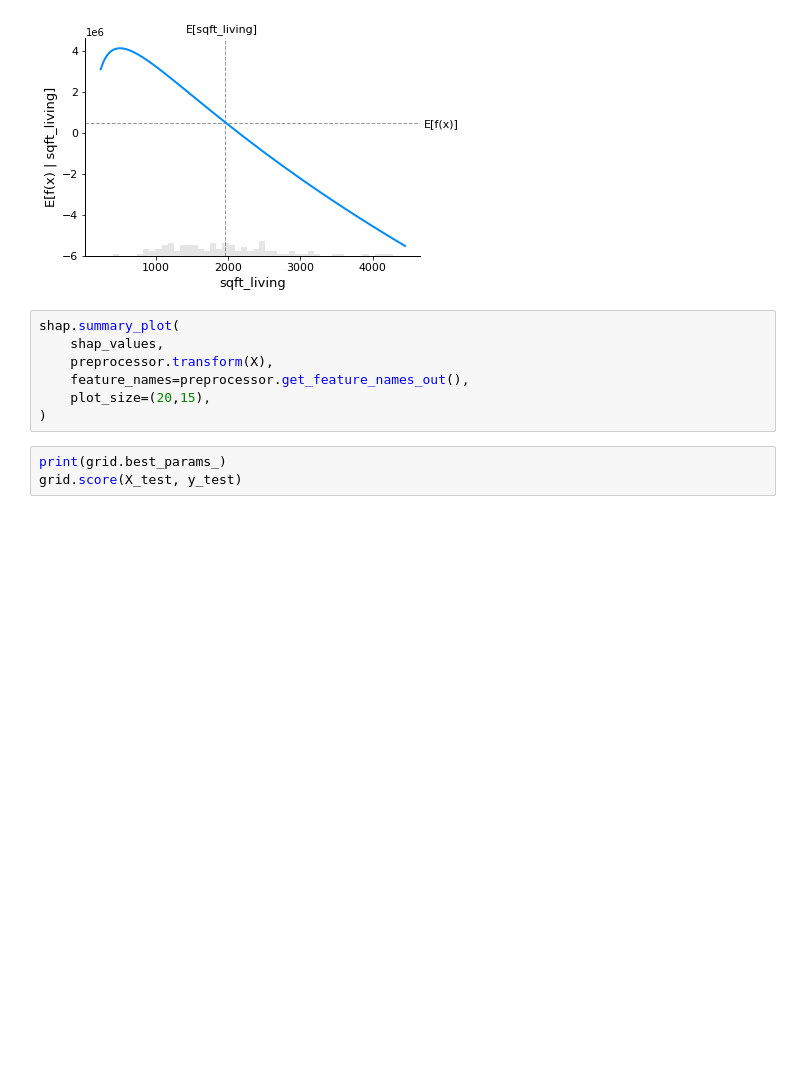
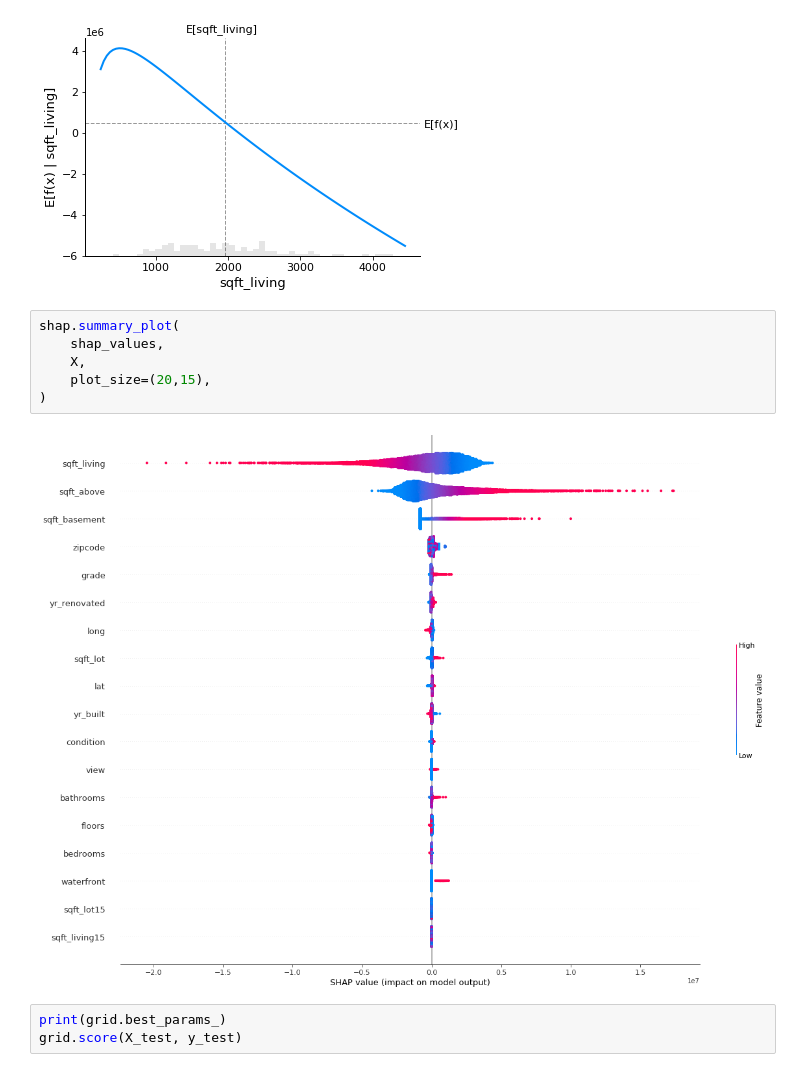
Before and after one commit to HumanBojack/seatle-dataset-linear-regression, a Jupyter notebook: main.ipynb, the cells around one changed output. Drawn from its saved outputs; the diff is of its cells as text; blank space fills up the shorter version.

```diff
--- a/main.ipynb
+++ b/main.ipynb
@@ -233,10 +231,11 @@ shap.plots.partial_dependence(
 # %%
 shap.summary_plot(
     shap_values,
-    preprocessor.transform(X),
-    feature_names=preprocessor.get_feature_names_out(),
+    X,
     plot_size=(20,15),
 )
+# %% [output]
+[figure, added]
 # %%
 print(grid.best_params_)
 grid.score(X_test, y_test)
```
Also changed, not shown: parts of 3 cells of this notebook.
